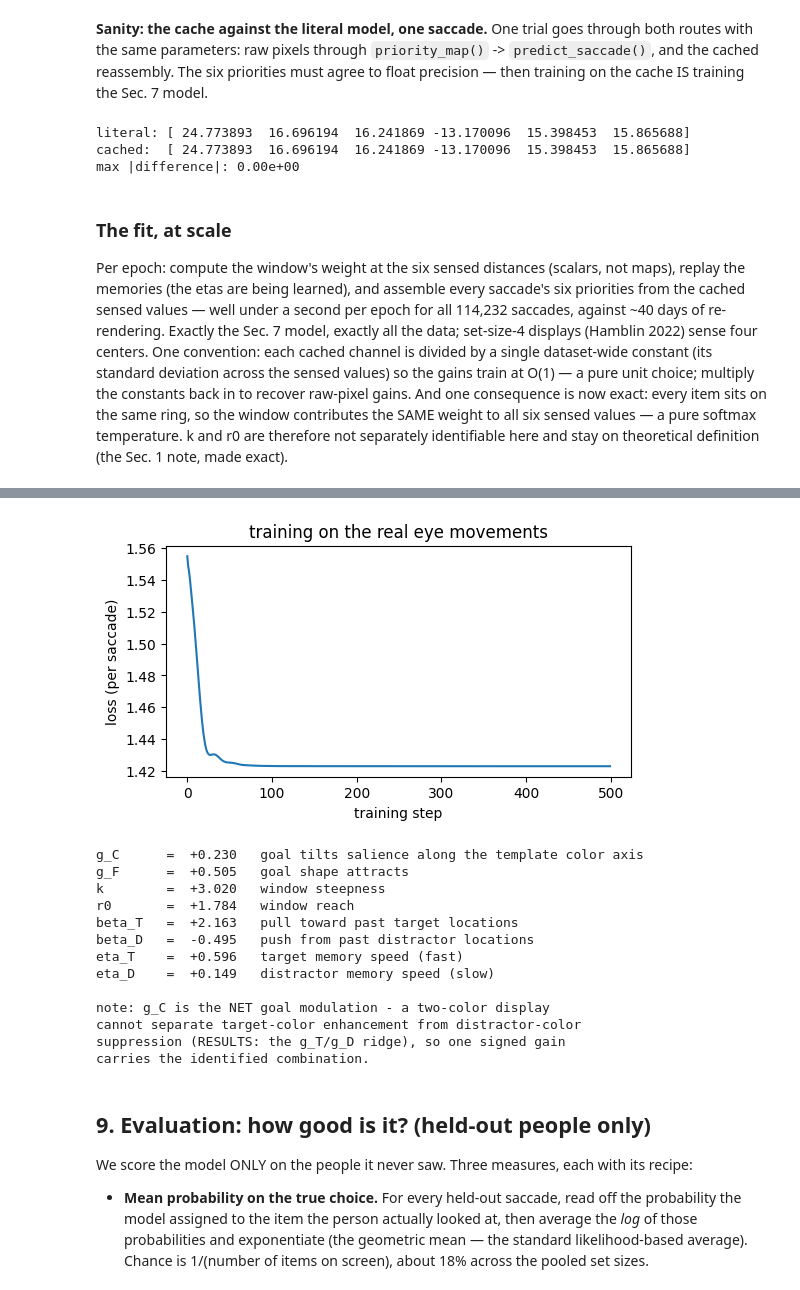
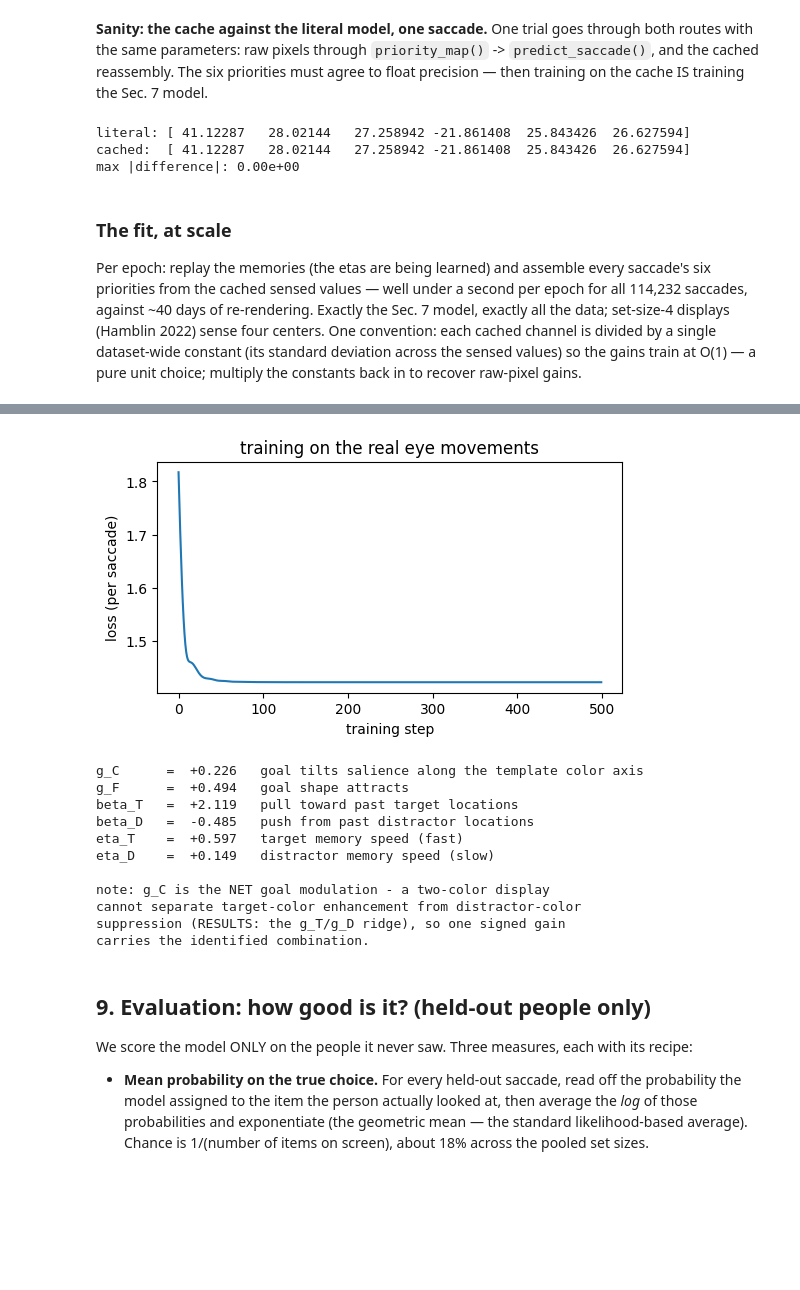
Before and after one commit to HanZhang-psych/Ego-Spatial-Sense, a Jupyter notebook: Visual-Search/tutorial_visual_search.ipynb, the cells around one changed output, grey strips where cells are left out. Drawn from its saved outputs; the diff is of its cells as text; code cells hidden in the pictures; blank space fills up the shorter version.

```diff
--- a/Visual-Search/tutorial_visual_search.ipynb
+++ b/Visual-Search/tutorial_visual_search.ipynb
@@ -803,10 +680,10 @@ def display_for(setsize, targ, sing, tc="green", sc="red"):
 
 UNIT = dict(beta_T=0.0, beta_D=0.0, eta_T=0.5, eta_D=0.5)  # history off
 def channel_maps(img_, tc="green"):
-    # combined_map with a single unit gain returns exactly the map that
-    # gain multiplies (the pre-window map is linear in the gains)
+    # priority_map with a single unit gain returns exactly the map that
+    # gain multiplies (the priority map is linear in the gains)
     return torch.stack([torch.as_tensor(np.asarray(
-        combined_map(img_, [], [], **g, **UNIT, target_color=tc)))
+        priority_map(img_, [], [], **g, **UNIT, target_color=tc)))
         for g in (dict(g_C=1.0, g_F=0.0),
                   dict(g_C=0.0, g_F=1.0))])
 
@@ -834,10 +711,9 @@ didx = torch.tensor([DIDX[key] for key in
                      zip(sacc.setsize.astype(int), sacc.targLoc.astype(int),
                          sacc.singLoc.astype(int))])
 
-# the Sec. 4 history kernel sensed between item centers (peak 1 at its
-# own center, ~0 at the neighbors), and each sensed point's distance
-# from fixation - per set size
-B_HIST, D_ITEM = {}, {}
+# the Sec. 4 history kernel sensed between item centers (peak 1 at
+# its own center, ~0 at the neighbors), per set size
+B_HIST = {}
 for s_ in (6, 4):
     ipos, _ = item_positions(s_)
     cs = centers(s_)
@@ -849,8 +725,6 @@ for s_ in (6, 4):
         for i_ in range(s_):
             Bm[i_, j_] = bump[cs[i_][0], cs[i_][1]]
     B_HIST[s_] = torch.tensor(Bm)
-    D_ITEM[s_] = torch.tensor([np.hypot(px_-IMG/2, py_-IMG/2)/(IMG/1.5)
-                               for py_, px_ in cs] + [0.5]*(6 - s_))
 m6 = torch.tensor((sacc.setsize == 6).values)
 
 n_subj = tt["eT"].shape[0]
@@ -871,7 +745,7 @@ through `priority_map()` -> `predict_saccade()`, and the cached
 reassembly. The six priorities must agree to float precision — then
 training on the cache IS training the Sec. 7 model.
 # %%
-def cached_F(key, h_T, h_D, g_C, g_F, k, r0, beta_T, beta_D):
+def cached_F(key, h_T, h_D, g_C, g_F, beta_T, beta_D):
     # reassemble the six SENSED priorities from cached pieces
     s_ = key[0]
     ch = channel_maps(display_for(*key))   # raw units, matching the
@@ -880,7 +754,7 @@ def cached_F(key, h_T, h_D, g_C, g_F, k, r0, beta_T, beta_D):
     for i_, (py_, px_) in enumerate(centers(s_)):
         sal = g_C*ch[0, py_, px_] + g_F*ch[1, py_, px_]
         hist = (vals[:s_] * B_HIST[s_][i_, :s_]).sum()
-        F_.append(sigmoid(k * (r0 - D_ITEM[s_][i_])) * (sal + hist))
+        F_.append(sal + hist)
     return torch.stack(F_)
 
 pt, ps = past_targets, past_singletons          # the Sec. 4 demo history
@@ -889,33 +763,27 @@ F_lit = predict_saccade(priority_map(display_for(*key0), pt, ps, **PARAMS))[1][0
 F_c = cached_F(key0,
                accumulate_history(pt, PARAMS["eta_T"]),
                accumulate_history(ps, PARAMS["eta_D"]),
-               PARAMS["g_C"], PARAMS["g_F"], PARAMS["k"],
-               PARAMS["r0"], PARAMS["beta_T"], PARAMS["beta_D"])
+               PARAMS["g_C"], PARAMS["g_F"],
+               PARAMS["beta_T"], PARAMS["beta_D"])
 print("literal:", F_lit.numpy().round(6))
 print("cached: ", F_c.float().numpy().round(6))
 print(f"max |difference|: {float((F_lit - F_c.float()).abs().max()):.2e}")
 # %% [output]
-literal: [ 24.773893  16.696194  16.241869 -13.170096  15.398453  15.865688]
-cached:  [ 24.773893  16.696194  16.241869 -13.170096  15.398453  15.865688]
+literal: [ 41.12287   28.02144   27.258942 -21.861408  25.843426  26.627594]
+cached:  [ 41.12287   28.02144   27.258942 -21.861408  25.843426  26.627594]
 max |difference|: 0.00e+00
 # %% [markdown]
 ### The fit, at scale
 
-Per epoch: compute the window's weight at the six sensed distances
-(scalars, not maps), replay the memories (the etas are being
-learned), and assemble every saccade's six priorities from the
-cached sensed values — well under a second per epoch for all
+Per epoch: replay the memories (the etas are being learned) and
+assemble every saccade's six priorities from the cached sensed
+values — well under a second per epoch for all
 114,232 saccades, against ~40 days of re-rendering. Exactly the
 Sec. 7 model, exactly all the data; set-size-4 displays (Hamblin
 2022) sense four centers. One convention: each cached channel is
 divided by a single dataset-wide constant (its standard deviation
 across the sensed values) so the gains train at O(1) — a pure unit
 choice; multiply the constants back in to recover raw-pixel gains.
-And one consequence is now exact: every item sits on the same ring,
-so the window contributes the SAME weight to all six sensed values
-— a pure softmax temperature. k and r0 are therefore not separately
-identifiable here and stay on theoretical definition (the Sec. 1
-note, made exact).
 # %%
 def build_memories(eta_T, eta_D):
     # replay every subject's trials in order; memory AS OF each trial
@@ -930,8 +798,8 @@ def build_memories(eta_T, eta_D):
 
 def model_F(w, raw_eta):
     '''Every saccade's six SENSED priorities: the Sec. 7 model
-    reassembled from the cache. Only the window weights and the
-    memories depend on the parameters.'''
+    reassembled from the cache. Between epochs only the memories
+    are recomputed; the gains just reweigh cached numbers.'''
     eta_T = torch.sigmoid(raw_eta["T"]); eta_D = torch.sigmoid(raw_eta["D"])
     memT, memD = build_memories(eta_T, eta_D)
     hT = memT[tt["si"], tt["ti"]]; hD = memD[tt["si"], tt["ti"]]
@@ -941,13 +809,12 @@ def model_F(w, raw_eta):
     F = torch.zeros(N, 6)
     for s_ in (6, 4):
         msk = m6 if s_ == 6 else ~m6
-        win = sigmoid(w["k"] * (w["r0"] - D_ITEM[s_].float()))
-        F[msk] = win * (sal[msk] + vals[msk] @ B_HIST[s_].float().T)
+        F[msk] = sal[msk] + vals[msk] @ B_HIST[s_].float().T
     return F, memT, memD
 
 w = {name: torch.tensor(v, requires_grad=True) for name, v in
      [("g_C", 0.5), ("g_F", 1.0),
-      ("k", 2.0), ("r0", 0.5), ("beta_T", 0.5), ("beta_D", -0.1)]}
+      ("beta_T", 0.5), ("beta_D", -0.1)]}
 raw_eta = {n: torch.tensor(0.0, requires_grad=True) for n in ["T", "D"]}
 optimizer = torch.optim.Adam(list(w.values()) + list(raw_eta.values()),
                              lr=0.05)
@@ -993,4 +860,4 @@ epoch 475: loss 1.4230
-[figure, old version]
+[figure, new version]
 # %%
 learned = {k: v.item() for k, v in w.items()}
 learned["eta_T"] = torch.sigmoid(raw_eta["T"]).item()
@@ -998,7 +865,6 @@ learned["eta_D"] = torch.sigmoid(raw_eta["D"]).item()
 for name, meaning in [
         ("g_C", "goal tilts salience along the template color axis"),
         ("g_F", "goal shape attracts"),
-        ("k", "window steepness"), ("r0", "window reach"),
         ("beta_T", "pull toward past target locations"),
         ("beta_D", "push from past distractor locations"),
         ("eta_T", "target memory speed (fast)"),
@@ -1009,13 +875,11 @@ print("cannot separate target-color enhancement from distractor-color")
 print("suppression (RESULTS: the g_T/g_D ridge), so one signed gain")
 print("carries the identified combination.")
 # %% [output]
-g_C      =  +0.230   goal tilts salience along the template color axis
-g_F      =  +0.505   goal shape attracts
-k        =  +3.020   window steepness
-r0       =  +1.784   window reach
-beta_T   =  +2.163   pull toward past target locations
-beta_D   =  -0.495   push from past distractor locations
-eta_T    =  +0.596   target memory speed (fast)
+g_C      =  +0.226   goal tilts salience along the template color axis
+g_F      =  +0.494   goal shape attracts
+beta_T   =  +2.119   pull toward past target locations
+beta_D   =  -0.485   push from past distractor locations
+eta_T    =  +0.597   target memory speed (fast)
 eta_D    =  +0.149   distractor memory speed (slow)
 
 note: g_C is the NET goal modulation - a two-color display
```
Also changed, not shown: parts of 18 cells of this notebook, 10 other files.
